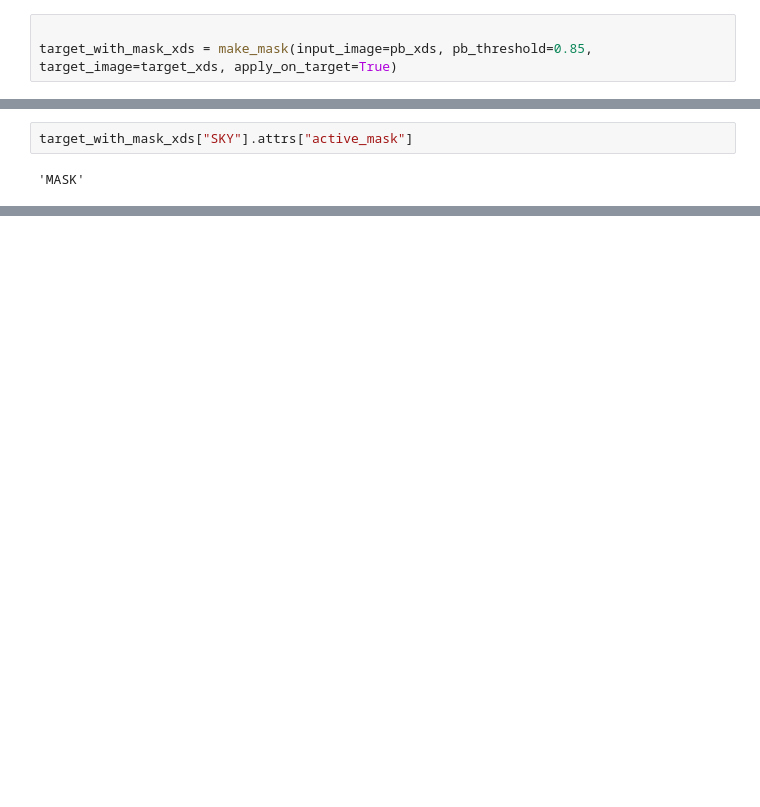
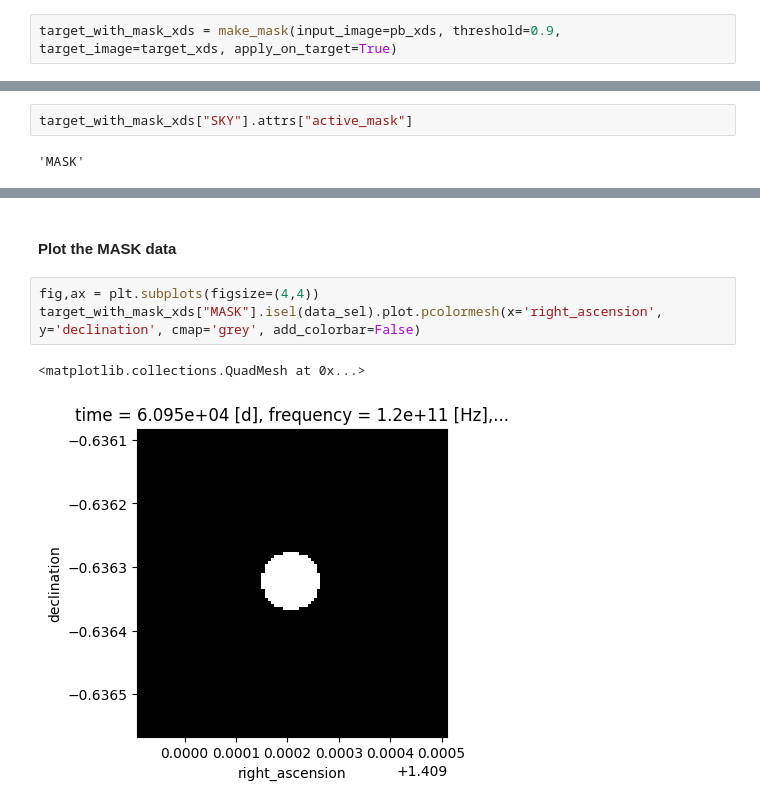
Before and after one commit to casangi/astroviper, a Jupyter notebook: docs/core_tutorials/image_analysis/make_mask.ipynb, the cells around one changed output, grey strips where cells are left out. Drawn from its saved outputs; the diff is of its cells as text; blank space fills up the shorter version.

```diff
--- a/docs/core_tutorials/image_analysis/make_mask.ipynb
+++ b/docs/core_tutorials/image_analysis/make_mask.ipynb
@@ -298,3 +325,2 @@ plt.show()
 # %%
-
-target_with_mask_xds = make_mask(input_image=pb_xds, pb_threshold=0.85, target_image=target_xds, apply_on_target=True)
+target_with_mask_xds = make_mask(input_image=pb_xds, threshold=0.9, target_image=target_xds, apply_on_target=True)
@@ -354,0 +375,8 @@ target_with_mask_xds["SKY"].attrs["active_mask"]
+# %% [markdown]
+#### Plot the MASK data
+# %%
+fig,ax = plt.subplots(figsize=(4,4))
+target_with_mask_xds["MASK"].isel(data_sel).plot.pcolormesh(x='right_ascension',  y='declination', cmap='grey', add_colorbar=False)
+# %% [output]
+<matplotlib.collections.QuadMesh at 0x...>
+[figure, added]
```
Also changed, not shown: parts of 52 cells of this notebook.
